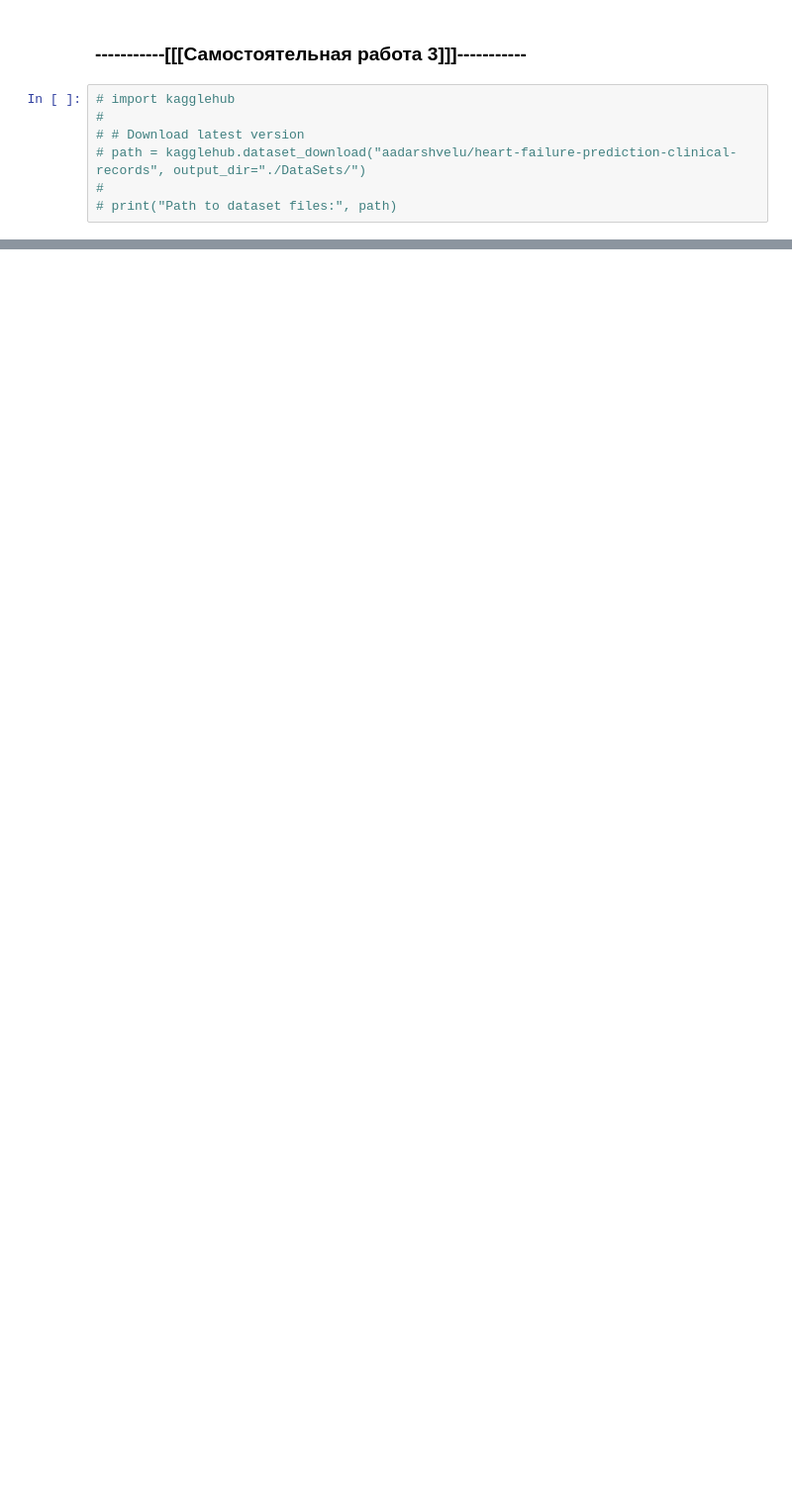
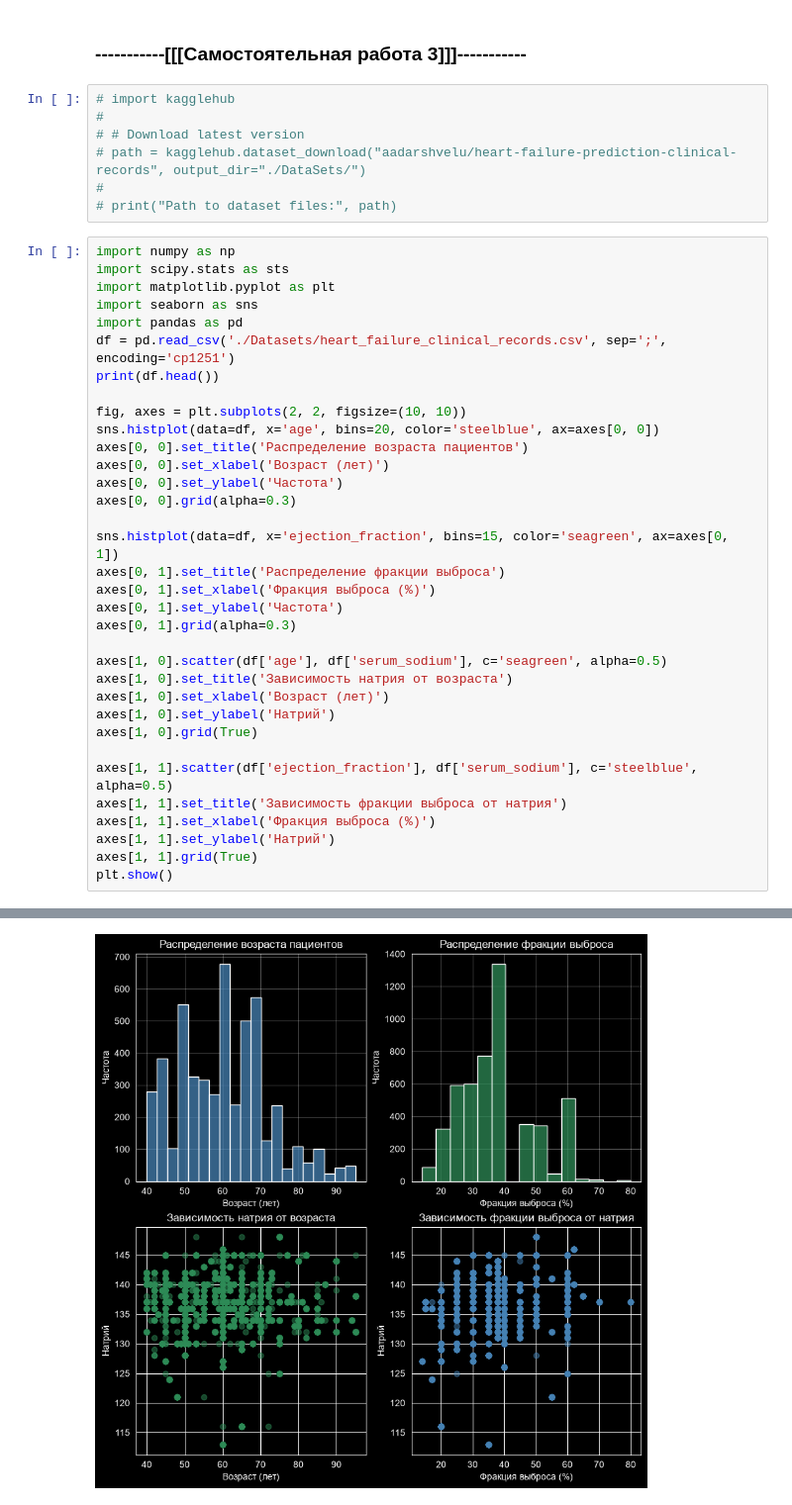
Before and after one commit to ReDanBorn/MathStat, a Jupyter notebook: 3_Распределения_в_библиотеке_SciPy.ipynb, the cells around one changed output, grey strips where cells are left out. Shown at 99% size. Drawn from its saved outputs; the diff is of its cells as text; blank space fills up the shorter version.

Commit message:
Обновление Задания 3 (Распределение)

```diff
--- a/3_Распределения_в_библиотеке_SciPy.ipynb
+++ b/3_Распределения_в_библиотеке_SciPy.ipynb
@@ -411,3 +437,38 @@ plt.show()                    # Выводим на экран
 # path = kagglehub.dataset_download("aadarshvelu/heart-failure-prediction-clinical-records", output_dir="./DataSets/")
 #
 # print("Path to dataset files:", path)
+# %%
+import numpy as np
+import scipy.stats as sts
+import matplotlib.pyplot as plt
+import seaborn as sns
+import pandas as pd
+df = pd.read_csv('./Datasets/heart_failure_clinical_records.csv', sep=';', encoding='cp1251')
+print(df.head())
+
+fig, axes = plt.subplots(2, 2, figsize=(10, 10))
+sns.histplot(data=df, x='age', bins=20, color='steelblue', ax=axes[0, 0])
+axes[0, 0].set_title('Распределение возраста пациентов')
+axes[0, 0].set_xlabel('Возраст (лет)')
+axes[0, 0].set_ylabel('Частота')
+axes[0, 0].grid(alpha=0.3)
+
+sns.histplot(data=df, x='ejection_fraction', bins=15, color='seagreen', ax=axes[0, 1])
+axes[0, 1].set_title('Распределение фракции выброса')
+axes[0, 1].set_xlabel('Фракция выброса (%)')
+axes[0, 1].set_ylabel('Частота')
+axes[0, 1].grid(alpha=0.3)
+
+axes[1, 0].scatter(df['age'], df['serum_sodium'], c='seagreen', alpha=0.5)
+axes[1, 0].set_title('Зависимость натрия от возраста')
+axes[1, 0].set_xlabel('Возраст (лет)')
+axes[1, 0].set_ylabel('Натрий')
+axes[1, 0].grid(True)
+
+axes[1, 1].scatter(df['ejection_fraction'], df['serum_sodium'], c='steelblue', alpha=0.5)
+axes[1, 1].set_title('Зависимость фракции выброса от натрия')
+axes[1, 1].set_xlabel('Фракция выброса (%)')
+axes[1, 1].set_ylabel('Натрий')
+axes[1, 1].grid(True)
+plt.show()
+# %% [output]
@@ -413,0 +495 @@ plt.show()                    # Выводим на экран
+[figure, added]
```
Also changed, not shown: parts of 20 cells of this notebook, 1 other file.
